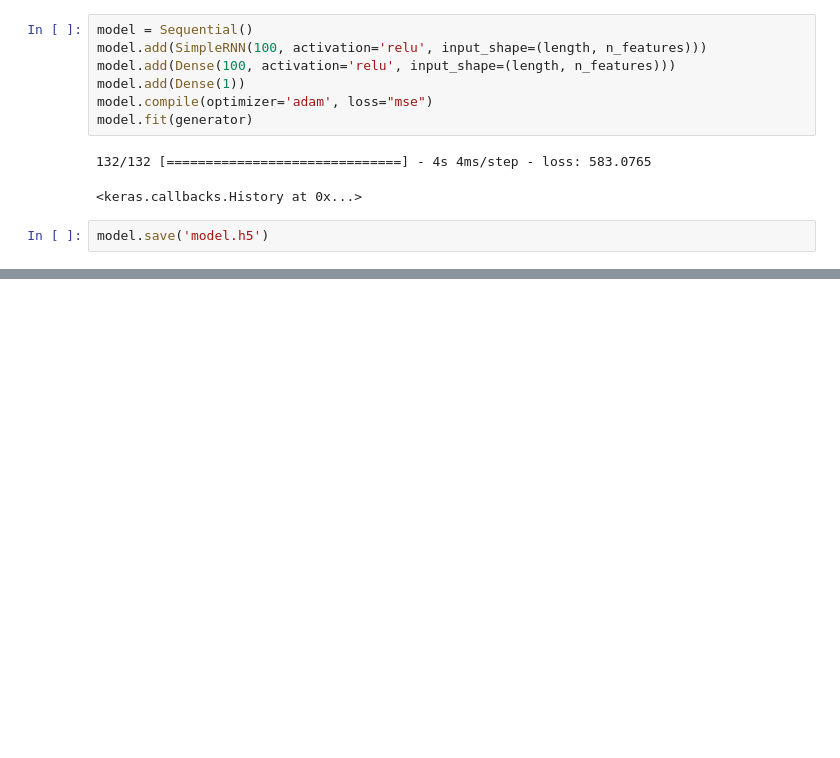
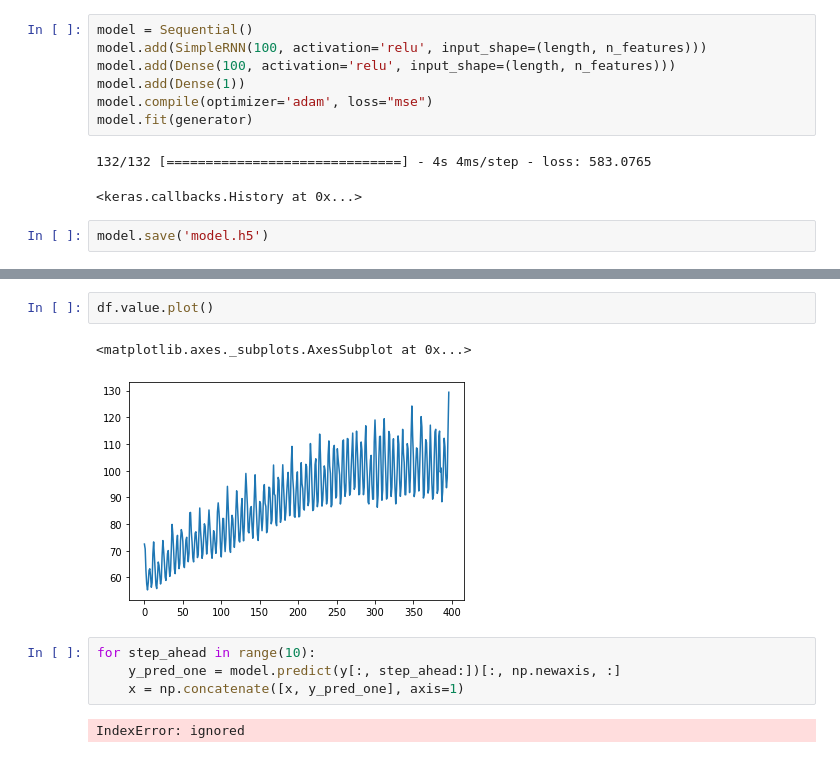
Before and after one commit to karthebans/Research, a Jupyter notebook: RNN_Time_series.ipynb, the cells around one changed output, grey strips where cells are left out. Cells and saved outputs as stored; diff of their text form; blank space fills up the shorter version.

```diff
--- a/RNN_Time_series.ipynb
+++ b/RNN_Time_series.ipynb
@@ -127,0 +135,11 @@ model.save('model.h5')
+# %%
+df.value.plot()
+# %% [output]
+<matplotlib.axes._subplots.AxesSubplot at 0x...>
+[figure, added]
+# %%
+for step_ahead in range(10):
+    y_pred_one = model.predict(y[:, step_ahead:])[:, np.newaxis, :]
+    x = np.concatenate([x, y_pred_one], axis=1)
+# %% [output]
+IndexError: ignored
```
Also changed, not shown: parts of 3 cells of this notebook.
